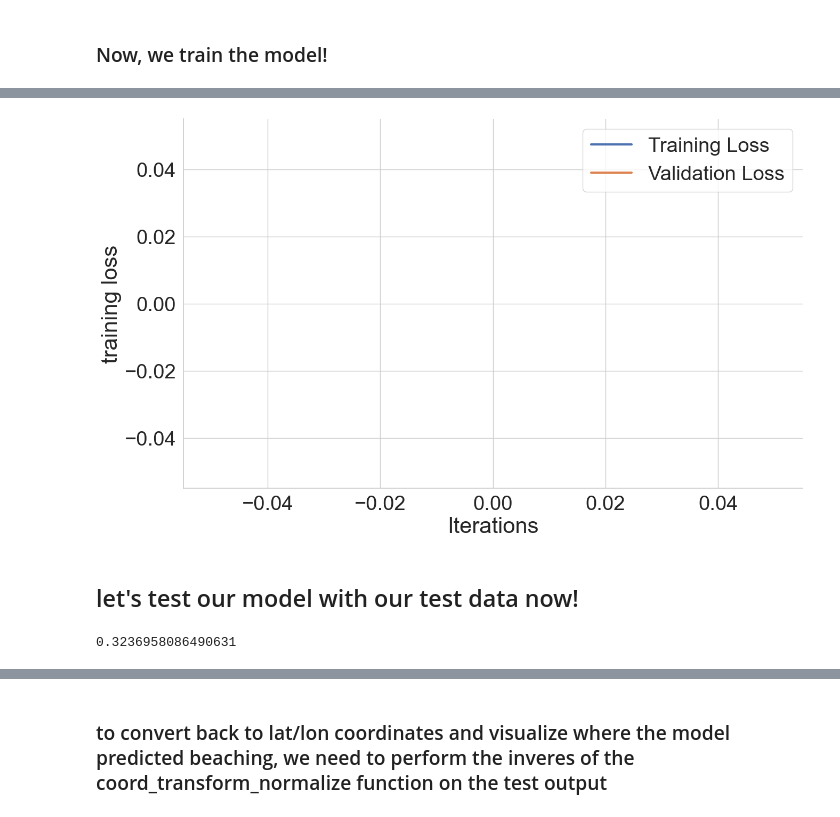
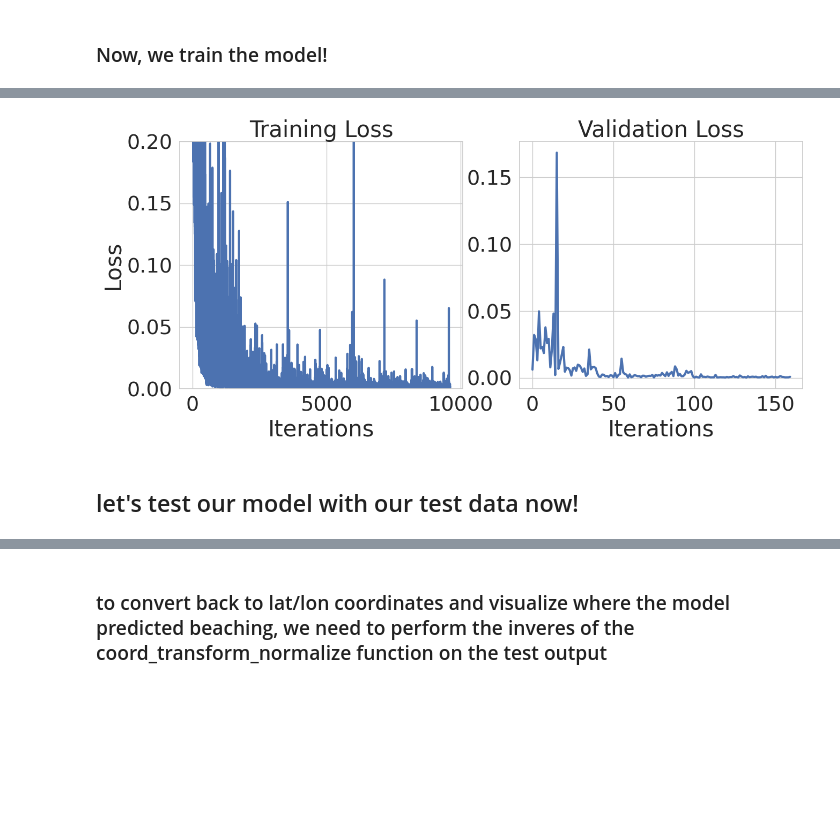
Before and after one commit to GHOpenonic/global-drifter-program, a Jupyter notebook: ML/drifters_transformer.ipynb, the cells around one changed output, grey strips where cells are left out. Cells and saved outputs as stored; diff of their text form; code cells hidden in the pictures; blank space fills up the shorter version.

Commit message:
working transformer

```diff
--- a/ML/drifters_transformer.ipynb
+++ b/ML/drifters_transformer.ipynb
@@ -188,7 +212,7 @@ Asia_by_traj['Traj_Length'] = Asia_by_traj['time'].apply(len)
 Asia_by_traj = Asia_by_traj[Asia_by_traj['Traj_Length'] >= 1000].drop(columns='Traj_Length')
 
 # FOR REDUCING MODEL SIZE-------------------------------------------------------------------
-Asia_by_traj = Asia_by_traj[100:112]
+#Asia_by_traj = Asia_by_traj[100:112]
 # %%
 # helper function for trajectory splitting
 def sequence_splitting(feature, dataframe, sequence_length):
@@ -616,21 +750,23 @@ class Drifter_Transformer(nn.Module):
 # Define your hyperparameters
 SRC_LENGTH = np.shape(train_src)[2]
 TGT_LENGTH = np.shape(train_tgt)[2]
-EMB_SIZE = 3
-NUM_HEADS = 1 # Why 8, or 10? What do you expect to happen if we increase this parameter?
+INPUT_SIZE = 3
+EMB_SIZE = 550
+NUM_HEADS = 10 # Why 8, or 10? What do you expect to happen if we increase this parameter?
 # increasing num heads can increase the model's capacity to understanding diverse
 # representations, allowing the heads to increase the model's learning complexity.
 # It may become redundant, though, and lead to slow run times without much benefit.
 # It may increase the performance, or not. Trial and error!
 FFN_HID_DIM = 512
 BATCH_SIZE = 1
-NUM_ENCODER_LAYERS = 2
-NUM_DECODER_LAYERS = 2
-NUM_EPOCHS = 3
+NUM_ENCODER_LAYERS = 1
+NUM_DECODER_LAYERS = 1
+NUM_EPOCHS = 8
 
 # Define your model, loss function, and optimizer
 transformer = Drifter_Transformer(NUM_ENCODER_LAYERS, NUM_DECODER_LAYERS, EMB_SIZE,
-                                 NUM_HEADS, FFN_HID_DIM)
+                                 INPUT_SIZE, NUM_HEADS, FFN_HID_DIM)
+transformer = transformer.cuda()
 model = transformer
 
 for p in transformer.parameters():
@@ -641,7 +777,7 @@ for p in transformer.parameters():
 
 loss_fn = torch.nn.MSELoss()
 
-optimizer = torch.optim.Adam(transformer.parameters(), lr=0.00001, betas=(0.9, 0.98), eps=1e-9)
+optimizer = torch.optim.Adam(transformer.parameters(), lr=0.001, betas=(0.9, 0.98), eps=1e-9)
 
 # initialize train and val loss lists
 train_loss_list = []
@@ -655,7 +791,7 @@ for epoch in range(1, NUM_EPOCHS+1):
     train_loss = train_epoch(transformer, optimizer, training_data)
     train_loss_list.extend(train_loss)
     end_time = timer()
-    val_loss = evaluate(transformer, validation_data)
+    val_loss, _, _ = evaluate(transformer, validation_data)
     val_loss_list.extend(val_loss)
-    #print((f"Epoch: {epoch}, Epoch time = {(end_time - start_time):.3f}s"))
+    print((f"Epoch: {epoch}, Epoch time = {(end_time - start_time):.3f}s"))
 # %% [output]
@@ -691,12 +808,18 @@ sns.despine()
 print('final training loss: '+ str(train_loss_list[-1]))
 print('final validation loss: '+ str(val_loss_list[-1]))
 
-plt.figure(figsize = (15, 9))
+fig, axs = plt.subplots(1, 2, figsize=(15, 6))
 
-plt.plot(train_loss_list, linewidth = 3, label = 'Training Loss')
-plt.plot(val_loss_list, linewidth = 3, label = 'Validation Loss')
-plt.ylabel("training loss")
-plt.xlabel("Iterations")
-plt.legend()
-sns.despine()
+axs[0].plot(train_loss_list, linewidth=3, label='Training Loss')
+axs[0].set_ylabel("Loss")
+axs[0].set_xlabel("Iterations")
+axs[0].set_title('Training Loss')
+axs[0].set_ylim(0,0.2)
+
+axs[1].plot(val_loss_list, linewidth=3, label='Validation Loss')
+#axs[1].set_ylabel("Validation Loss")
+axs[1].set_xlabel("Iterations")
+axs[1].set_title('Validation Loss')
+
+plt.show()
 # %% [output]
@@ -705,18 +828,3 @@ final validation loss: nan
-[figure, old version]
+[figure, new version]
 # %% [markdown]
 ## let's test our model with our test data now!
-# %%
-# activate no_grad() since we aren't performing backprop: testing not training
-with torch.no_grad():
-
-    # initialize hidden state for the encoder:
-    hidden_state = None
-
-    # pass training inputs through model to get outputs
-    test_outputs, hidden_state = rnn(test_data.float(), test_lengths, hidden_state)
-
-    # compute loss
-    test_loss = loss_func(test_outputs, test_targets)
-print(test_loss.item())
-# %% [output]
-0.3236958086490631
```
Also changed, not shown: parts of 23 cells of this notebook.
